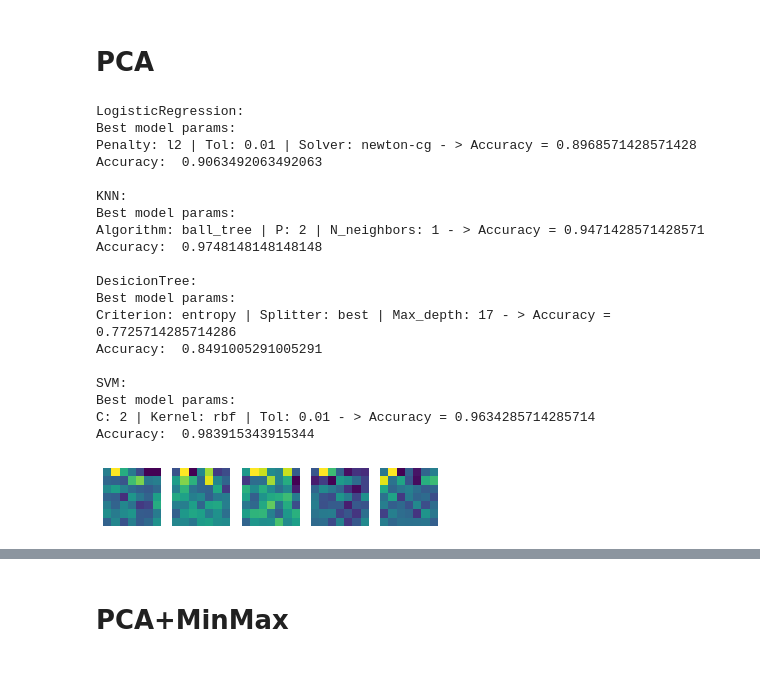
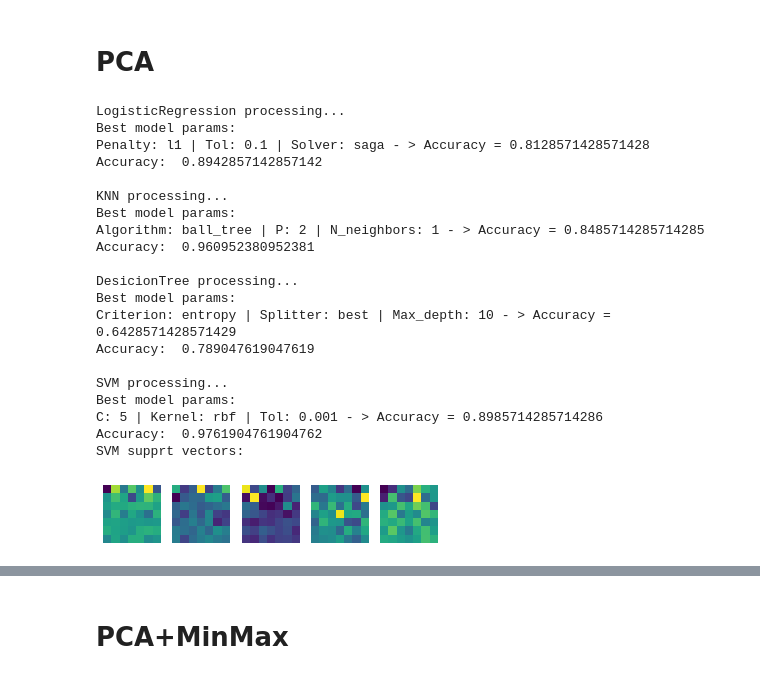
Before and after one commit to pishchev/MachineLearning, a Jupyter notebook: Classificators/clsf.ipynb, the cells around one changed output, grey strips where cells are left out. Cells and saved outputs as stored; diff of their text form; code cells hidden in the pictures.

```diff
--- a/Classificators/clsf.ipynb
+++ b/Classificators/clsf.ipynb
@@ -15,7 +17,7 @@ X, y = fetch_openml("mnist_784", version=1, return_X_y=True, as_frame=False)
 # %% [markdown]
 # Prepairing dataset
 # %%
-X_TRAIN, X_TEST, Y_TRAIN, Y_TEST = train_test_split( X, y, test_size=0.2, train_size=0.01)
+X_TRAIN, X_TEST, Y_TRAIN, Y_TEST = train_test_split( X, y, test_size=0.1, train_size=0.01)
 x_train, x_test, y_train, y_test = train_test_split( X_TEST, Y_TEST, test_size=0.15)
 x_train_crossval, y_train_crossval = X_TRAIN, Y_TRAIN
 
@@ -34,10 +36,16 @@ def drawSupportVectors(model, num_samples=5, imSize=28):
         examples[i*num_samples:i*num_samples+num_samples] = model.support_vectors_[ np.sum(model.n_support_[:i]) : np.sum(model.n_support_[:i]) + num_samples ]
 
     fig, axes = plt.subplots(10, num_samples, figsize=(5, 12), constrained_layout=True)
-
     for ax, img in zip(axes.flat, examples):
         ax.imshow(img.reshape(imSize, imSize))
 
     plt.show()
 
-drawSupportVectors(svm_model)
+def drawDistribution(x, y, num_features=4):
+    size = num_features
+    plt.figure(figsize=(18, 18), dpi=100)
+    for x_ in range(size):
+        for y_ in range(size):
+            plt.subplot(size, size, 1 + x_*size + y_)
+            if (x_ != y_):
+                plt.scatter(x[:, x_], x[:, y_], c= list(map(int, y)), s=20, edgecolor='none', alpha=0.7, cmap=plt.cm.get_cmap('nipy_spectral', 20))
@@ -48,12 +54,12 @@ svm_model = None
 
 def Test(dataset):
     global svm_model
-    #print('\nLogisticRegression processing...')
-    #classifiers.Logistic_Regression(*dataset)
-    #print('\nKNN processing...')
-    #classifiers.KNN(*dataset)
-    #print('\nDesicionTree processing...')
-    #classifiers.DesicionTree(*dataset)
+    print('\nLogisticRegression processing...')
+    classifiers.Logistic_Regression(*dataset)
+    print('\nKNN processing...')
+    classifiers.KNN(*dataset)
+    print('\nDesicionTree processing...')
+    classifiers.DesicionTree(*dataset)
     print('\nSVM processing...')
     svm_model = classifiers.SVM(*dataset)
 # %% [markdown]
@@ -156,35 +178,40 @@ Accuracy:  0.9811640211640211
 # %%
 pca = PCA(n_components = 49)
 x_train_s_pc = pca.fit_transform(x_train_crossval, y_train_crossval)
 x_train_pc = pca.fit_transform(x_train, y_train)
 x_test_pc = pca.transform(x_test)
 dataset = [x_train_s_pc, y_train_crossval, x_train_pc, y_train, x_test_pc, y_test]
 
 for i in range(5):
     plt.subplot(1,5,i+1)
     plt.axis('off')
     plt.imshow(np.reshape(x_train_pc[i], (7,7)))
 
 Test(dataset)
+
+print("SVM supprt vectors:")
+drawSupportVectors(svm_model, 5, 7)
+drawDistribution(x_test_pc, y_test, 4)
 #18m
 # %% [output]
-LogisticRegression:
+LogisticRegression processing...
 Best model params:
-Penalty: l2 | Tol: 0.01 | Solver: newton-cg - > Accuracy = 0.8968571428571428
-Accuracy:  0.9063492063492063
+Penalty: l1 | Tol: 0.1 | Solver: saga - > Accuracy = 0.8128571428571428
+Accuracy:  0.8942857142857142
 
-KNN:
+KNN processing...
 Best model params:
-Algorithm: ball_tree | P: 2 | N_neighbors: 1 - > Accuracy = 0.9471428571428571
-Accuracy:  0.9748148148148148
+Algorithm: ball_tree | P: 2 | N_neighbors: 1 - > Accuracy = 0.8485714285714285
+Accuracy:  0.960952380952381
 
-DesicionTree:
+DesicionTree processing...
 Best model params:
-Criterion: entropy | Splitter: best | Max_depth: 17 - > Accuracy = 0.7725714285714286
-Accuracy:  0.8491005291005291
+Criterion: entropy | Splitter: best | Max_depth: 10 - > Accuracy = 0.6428571428571429
+Accuracy:  0.789047619047619
 
-SVM:
+SVM processing...
 Best model params:
-C: 2 | Kernel: rbf | Tol: 0.01 - > Accuracy = 0.9634285714285714
-Accuracy:  0.983915343915344
+C: 5 | Kernel: rbf | Tol: 0.001 - > Accuracy = 0.8985714285714286
+Accuracy:  0.9761904761904762
+SVM supprt vectors:
-[figure, old version]
+[figure, new version]
```
Also changed, not shown: parts of 5 cells of this notebook.
